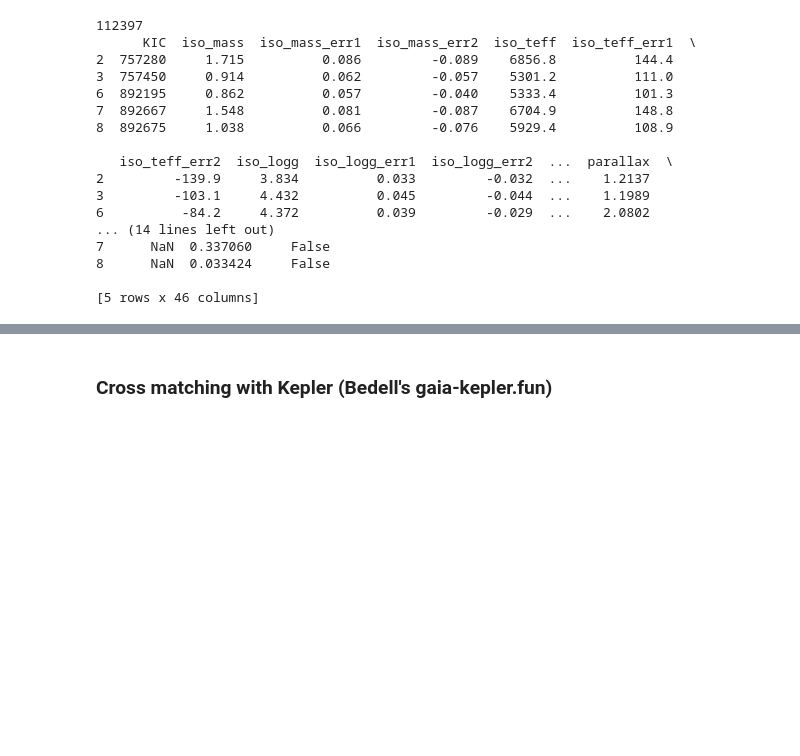
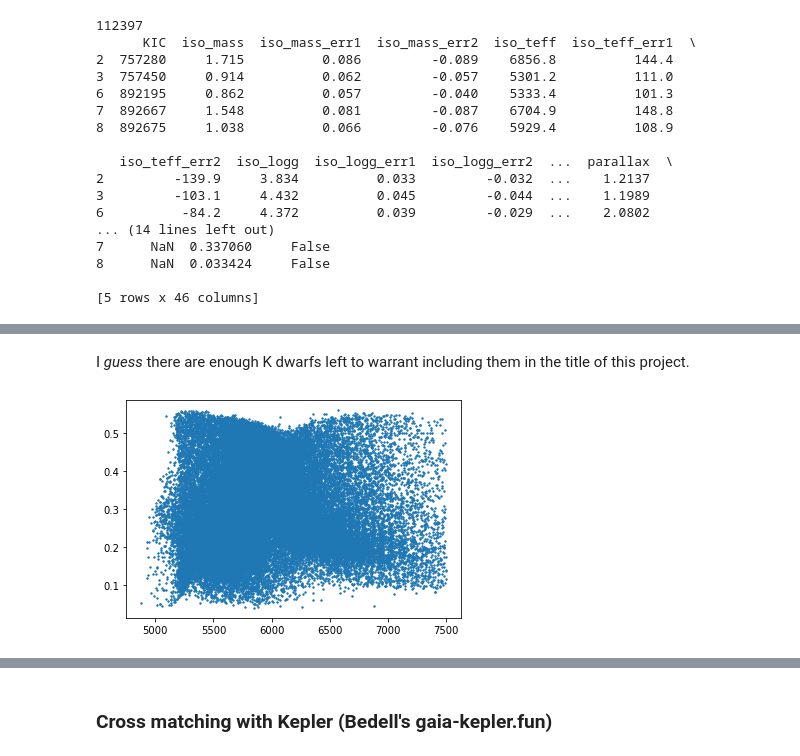
Before and after one commit to exoclam/sculpting, a Jupyter notebook: isolate_with_bedell.ipynb, the cells around one changed output, grey strips where cells are left out. Saved outputs shown, nothing was run; the diff lists cells and outputs as text; code cells hidden in the pictures; blank space fills up the shorter version.

```diff
--- a/isolate_with_bedell.ipynb
+++ b/isolate_with_bedell.ipynb
@@ -162,0 +165,8 @@ plt.show()
+# %% [markdown]
+I *guess* there are enough K dwarfs left to warrant including them in the title of this project.
+# %%
+#plt.scatter(catalog.iso_teff, np.abs(catalog.iso_age_err1)+np.abs(catalog.iso_age_err2), s=2)
+plt.scatter(catalog.iso_teff, (np.abs(catalog.fractional_err1)+np.abs(catalog.fractional_err2))/2, s=2)
+plt.show()
+# %% [output]
+[figure, added]
```
Also changed, not shown: parts of 17 cells of this notebook.
